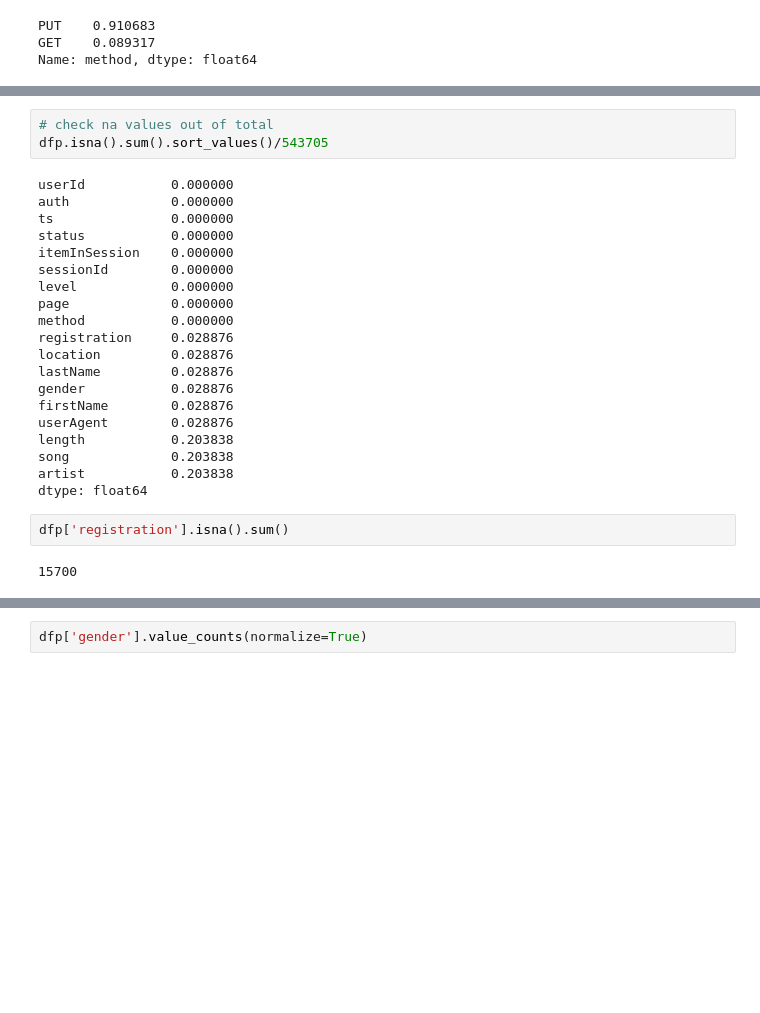
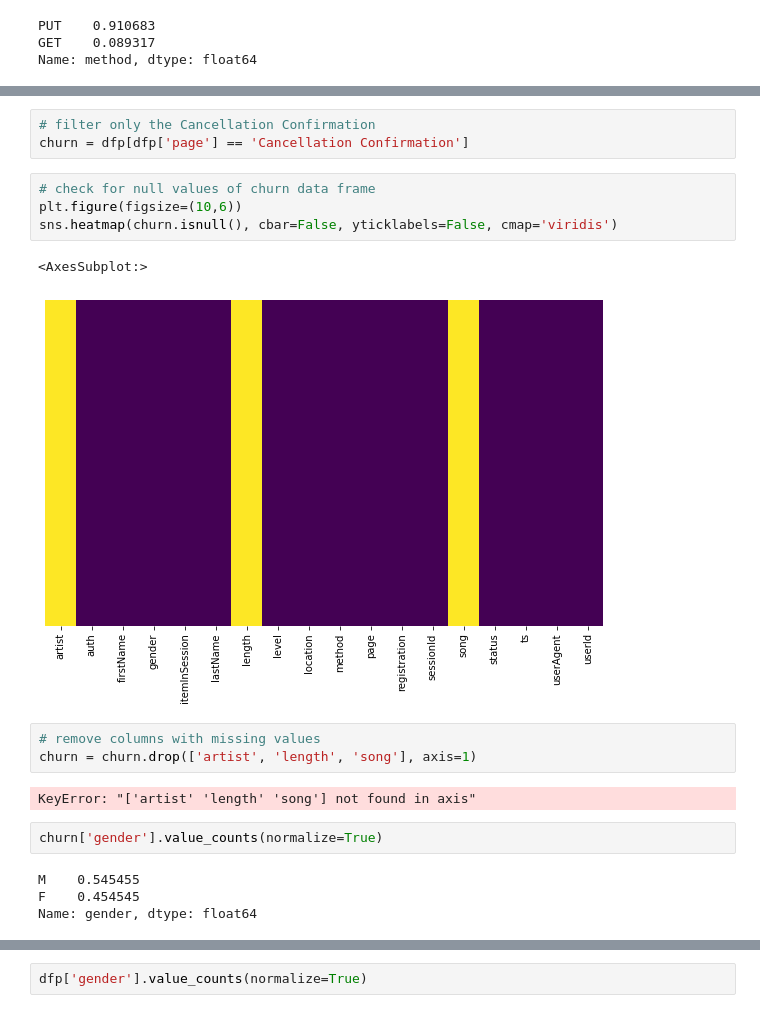
Before and after one commit to rabadzhiyski/projectSpark, a Jupyter notebook: Sparkify.ipynb, the cells around one changed output, grey strips where cells are left out. Saved outputs shown, nothing was run; the diff lists cells and outputs as text; blank space fills up the shorter version.

Commit message:
feat: finalized the EDA with medium data

```diff
--- a/Sparkify.ipynb
+++ b/Sparkify.ipynb
@@ -344,27 +460,21 @@ dtype: float64
-# %%
-# check na values out of total
-dfp.isna().sum().sort_values()/543705
-# %% [output]
-userId           0.000000
-auth             0.000000
-ts               0.000000
-status           0.000000
-itemInSession    0.000000
-sessionId        0.000000
-level            0.000000
-page             0.000000
-method           0.000000
-registration     0.028876
-location         0.028876
-lastName         0.028876
-gender           0.028876
-firstName        0.028876
-userAgent        0.028876
-length           0.203838
-song             0.203838
-artist           0.203838
-dtype: float64
-# %%
-dfp['registration'].isna().sum()
-# %% [output]
-15700
+# %%
+# filter only the Cancellation Confirmation
+churn = dfp[dfp['page'] == 'Cancellation Confirmation']
+# %%
+# check for null values of churn data frame
+plt.figure(figsize=(10,6))
+sns.heatmap(churn.isnull(), cbar=False, yticklabels=False, cmap='viridis')
+# %% [output]
+<AxesSubplot:>
+[figure, added]
+# %%
+# remove columns with missing values
+churn = churn.drop(['artist', 'length', 'song'], axis=1)
+# %% [output]
+KeyError: "['artist' 'length' 'song'] not found in axis"
+# %%
+churn['gender'].value_counts(normalize=True)
+# %% [output]
+M    0.545455
+F    0.454545
+Name: gender, dtype: float64
```
Also changed, not shown: parts of 20 cells of this notebook.
